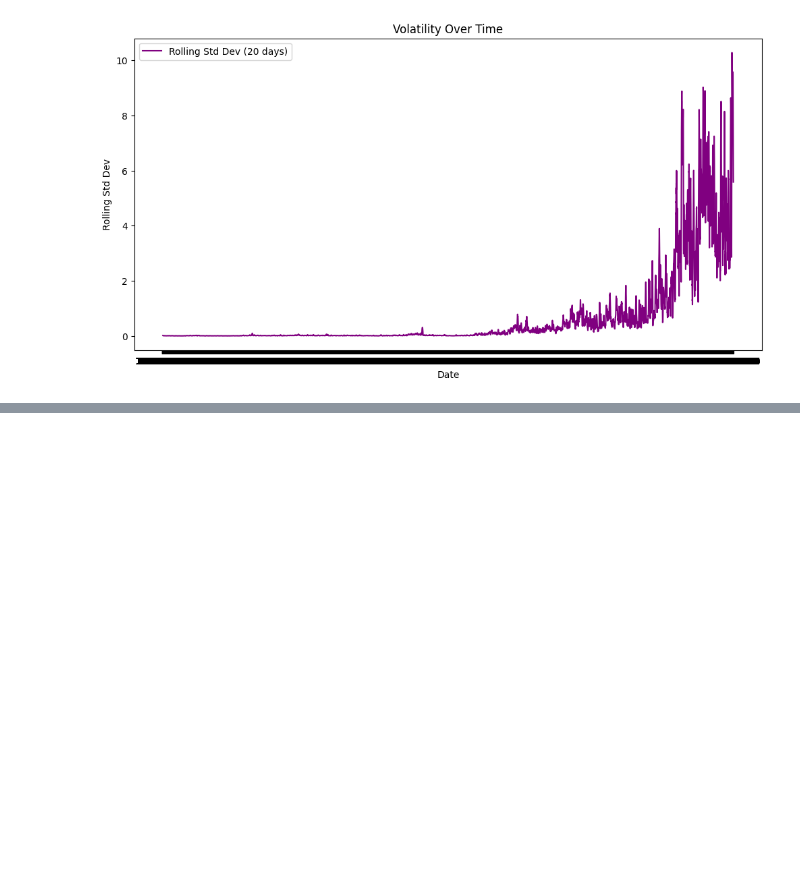
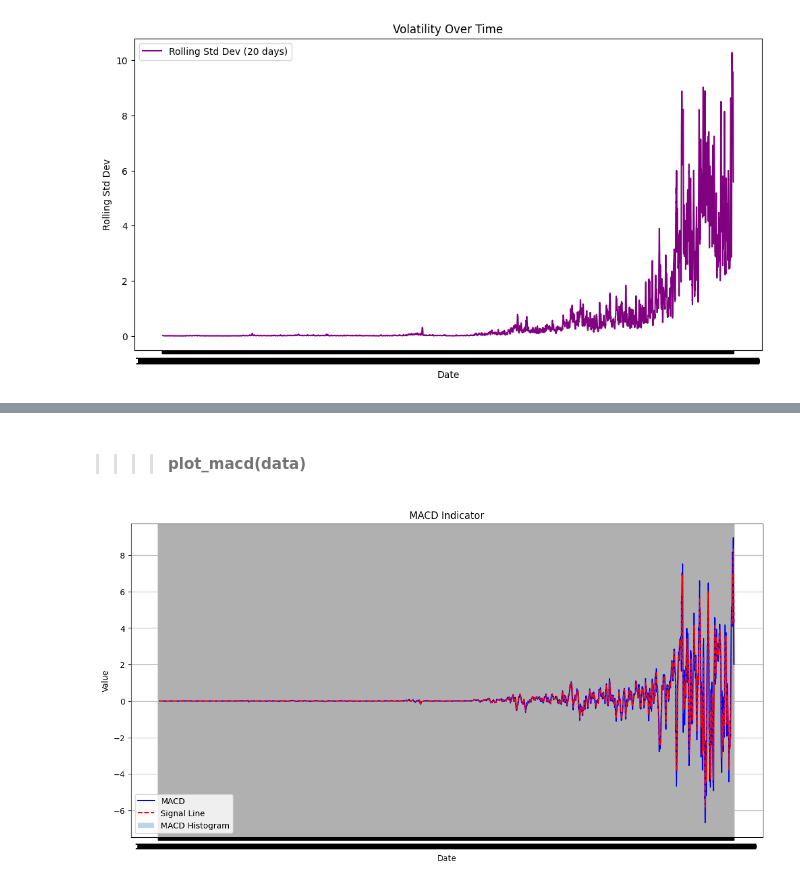
Before and after one commit to naolatomsa/Nova-Financial-Solutions, a Jupyter notebook: notebooks/qualitative-analysis/APPL.ipynb, the cells around one changed output, grey strips where cells are left out. Cells and saved outputs as stored; diff of their text form; code cells hidden in the pictures; blank space fills up the shorter version.

```diff
--- a/notebooks/qualitative-analysis/APPL.ipynb
+++ b/notebooks/qualitative-analysis/APPL.ipynb
@@ -128,0 +185,7 @@ plot_volatility(data, 'Close', 'Date')
+# %% [markdown]
+>>>> #### plot_macd(data)
+# %%
+from scripts.edaAndQuantitativeAnalysis import plot_macd
+plot_macd(data)
+# %% [output]
+[figure, added]
```
Also changed, not shown: parts of 14 cells of this notebook.
